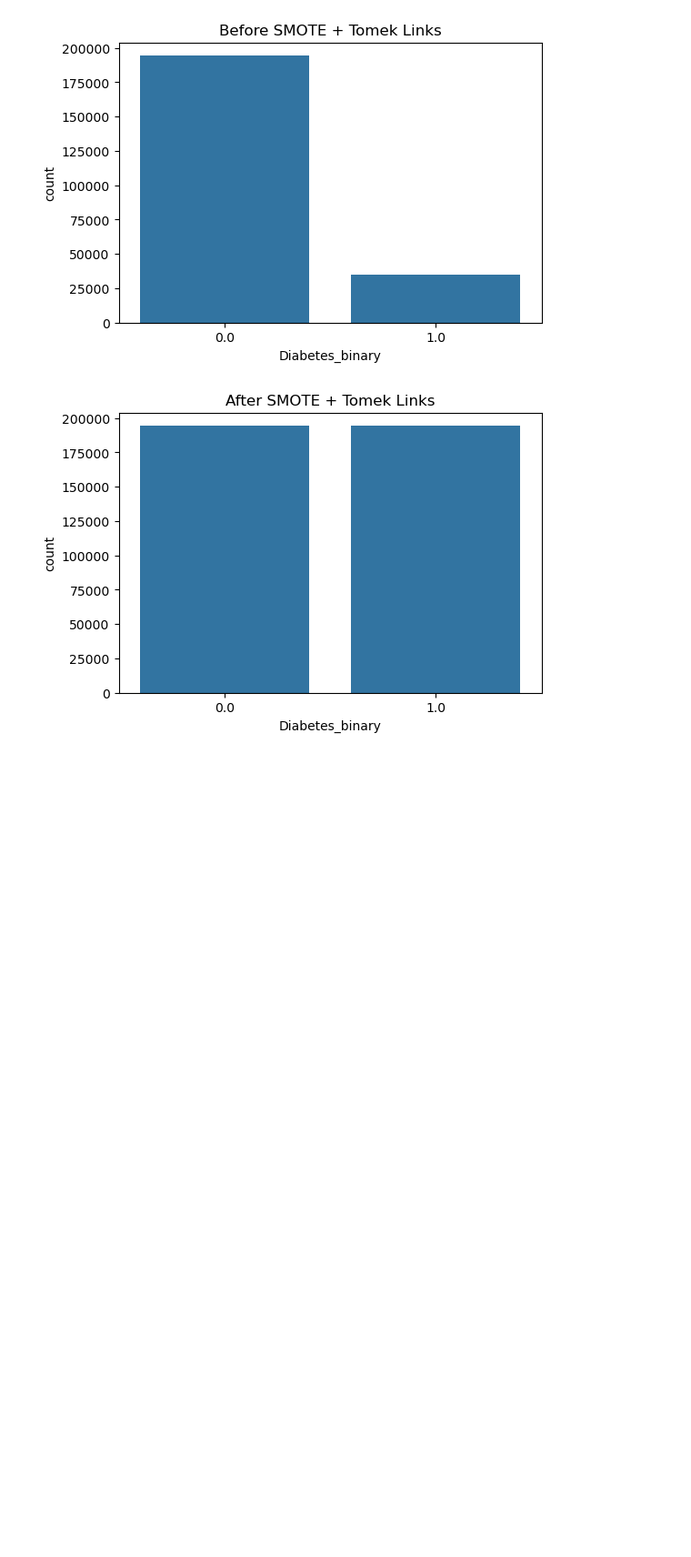
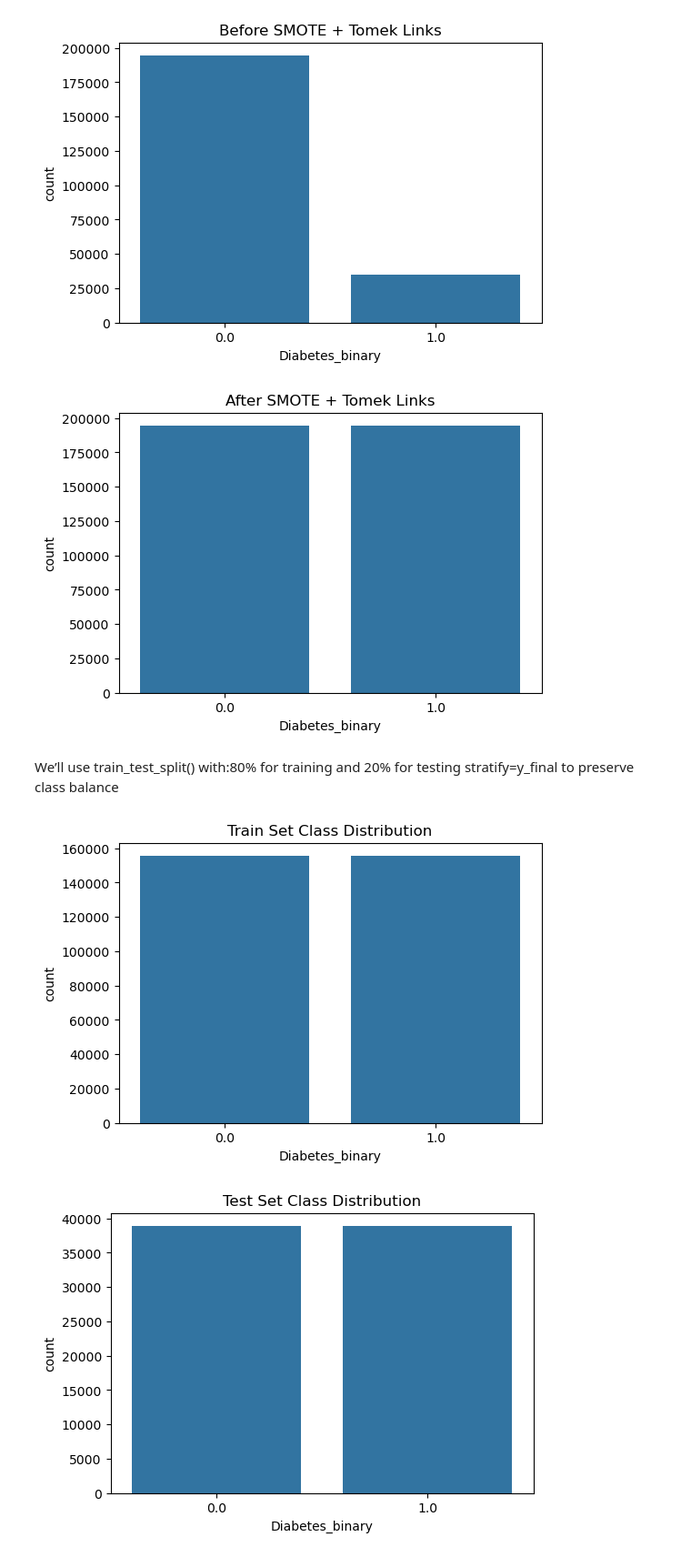
Before and after one commit to najmul19/diabetics_classification_from_daily_activities, a Jupyter notebook: diabatics/diabetics_classification_from_daily_activities.ipynb, the cells around one changed output. Shown at 91% size. Cells and saved outputs as stored; diff of their text form; code cells hidden in the pictures; blank space fills up the shorter version.

Commit message:
completed the step 4 with SMOTE+Tomek and I'm decided that , I will use 20% for testing

```diff
--- a/diabatics/diabetics_classification_from_daily_activities.ipynb
+++ b/diabatics/diabetics_classification_from_daily_activities.ipynb
@@ -519,3 +519,37 @@ plt.show()
 # %% [output]
 [figure]
 [figure]
+# %%
+#step4: Train / Test split
+
+# Use SMOTE + Tomek Links balanced data
+X_final = X_bal
+y_final = y_bal
+# %% [markdown]
+We’ll use train_test_split() with:80% for training and 20% for testing
+stratify=y_final to preserve class balance
+# %%
+#train test, for testing it will be 20%
+from sklearn.model_selection import train_test_split
+
+X_train, X_test, y_train, y_test = train_test_split(
+    X_final, y_final,
+    test_size=0.2,
+    random_state=42,
+    stratify=y_final
+)
+# %%
+# Training set distribution
+plt.figure(figsize=(6, 4))
+sns.countplot(x=y_train)
+plt.title("Train Set Class Distribution")
+plt.show()
+
+# Testing set distribution
+plt.figure(figsize=(6, 4))
+sns.countplot(x=y_test)
+plt.title("Test Set Class Distribution")
+plt.show()
+# %% [output]
+[figure, added]
+[figure, added]
```
Also changed, not shown: parts of 2 cells of this notebook.
